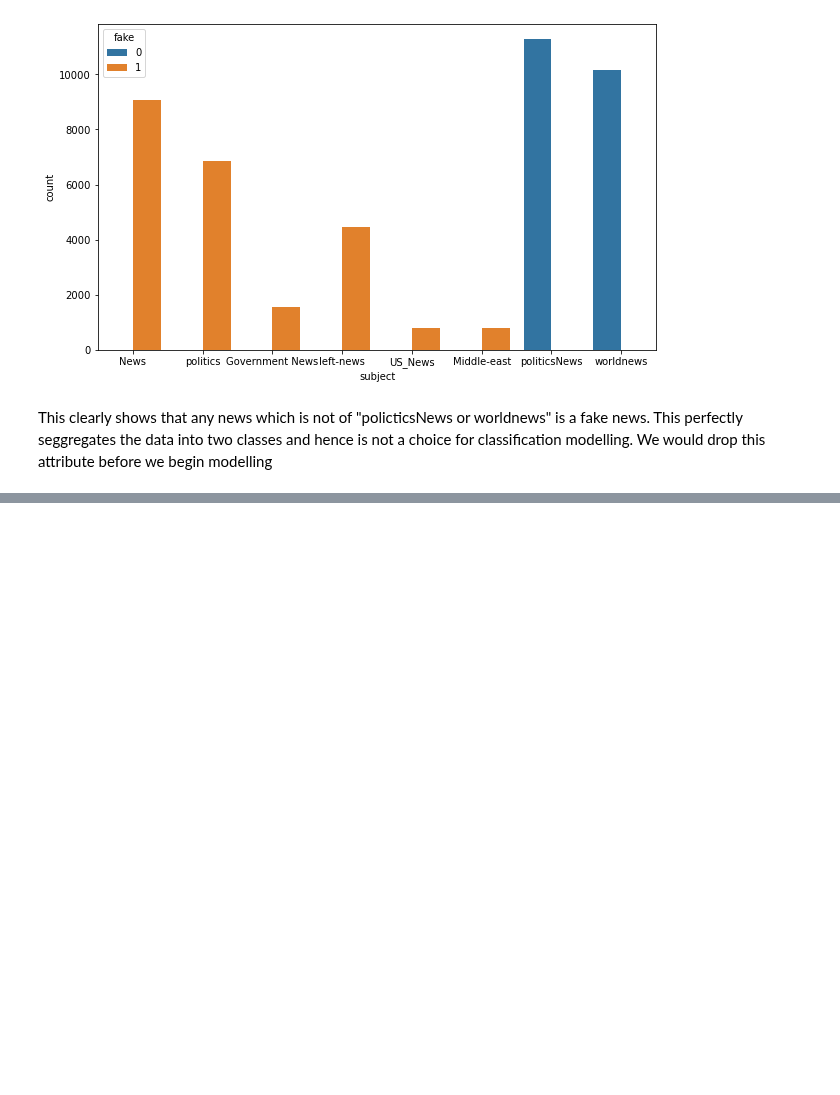
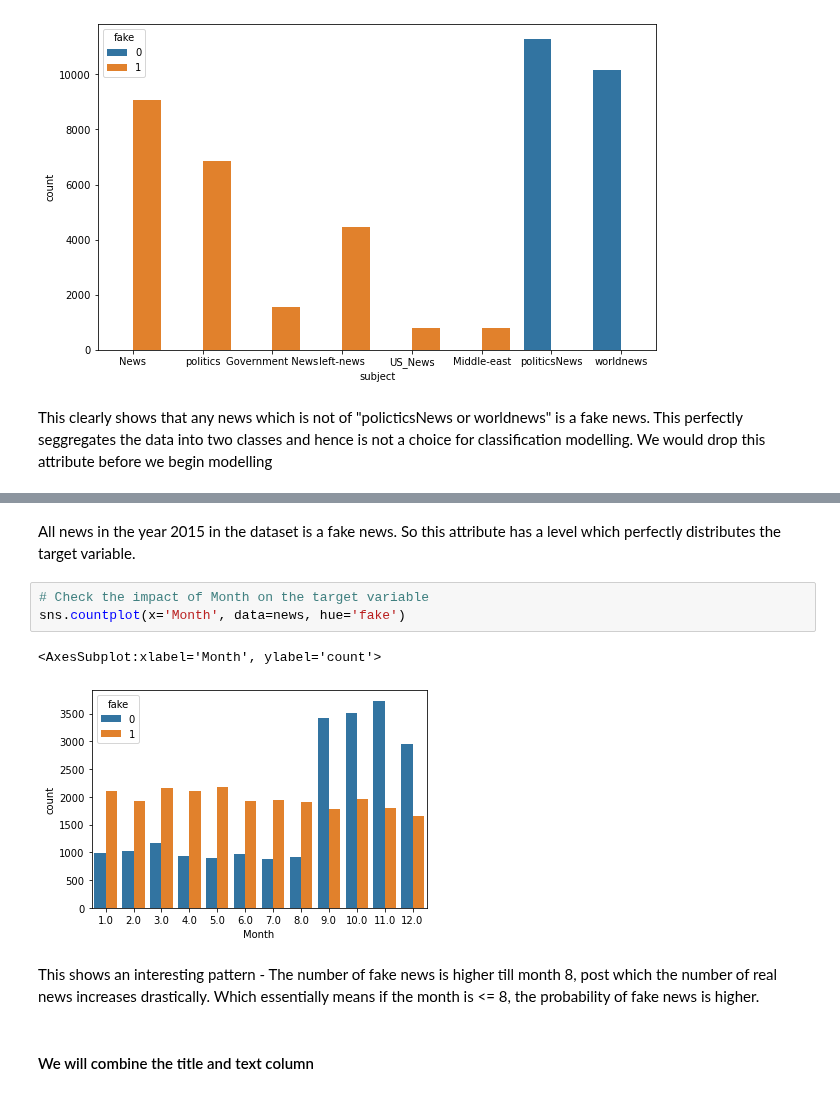
Before and after one commit to suvofalcon/Py-SpringboardAIML, a Jupyter notebook: _14_Kaggle/FakeAndRealNews.ipynb, the cells around one changed output, grey strips where cells are left out. Drawn from its saved outputs; the diff is of its cells as text; blank space fills up the shorter version.

```diff
--- a/_14_Kaggle/FakeAndRealNews.ipynb
+++ b/_14_Kaggle/FakeAndRealNews.ipynb
@@ -117,0 +155,12 @@ This clearly shows that any news which is not of "policticsNews or worldnews" is
+# %% [markdown]
+All news in the year 2015 in the dataset is a fake news. So this attribute has a level which perfectly distributes the target variable.
+# %%
+# Check the impact of Month on the target variable
+sns.countplot(x='Month', data=news, hue='fake')
+# %% [output]
+<AxesSubplot:xlabel='Month', ylabel='count'>
+[figure, added]
+# %% [markdown]
+This shows an interesting pattern - The number of fake news is higher till month 8, post which the number of real news increases drastically. Which essentially means if the month is <= 8, the probability of fake news is higher.
+# %% [markdown]
+#### We will combine the title and text column
```
Also changed, not shown: parts of 32 cells of this notebook.
